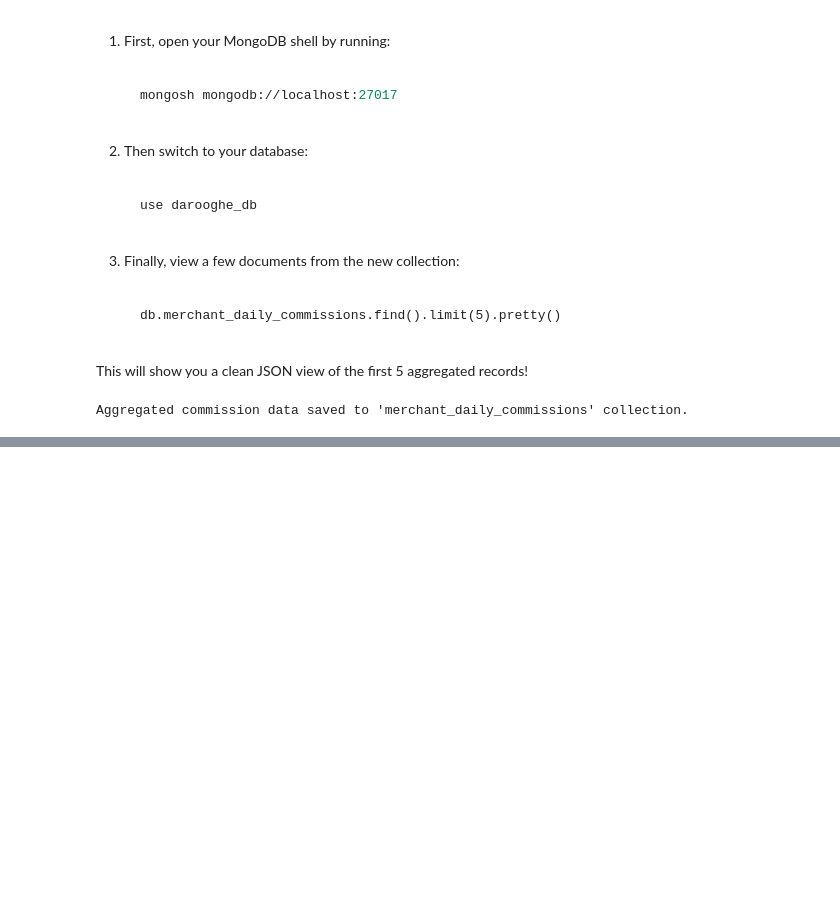
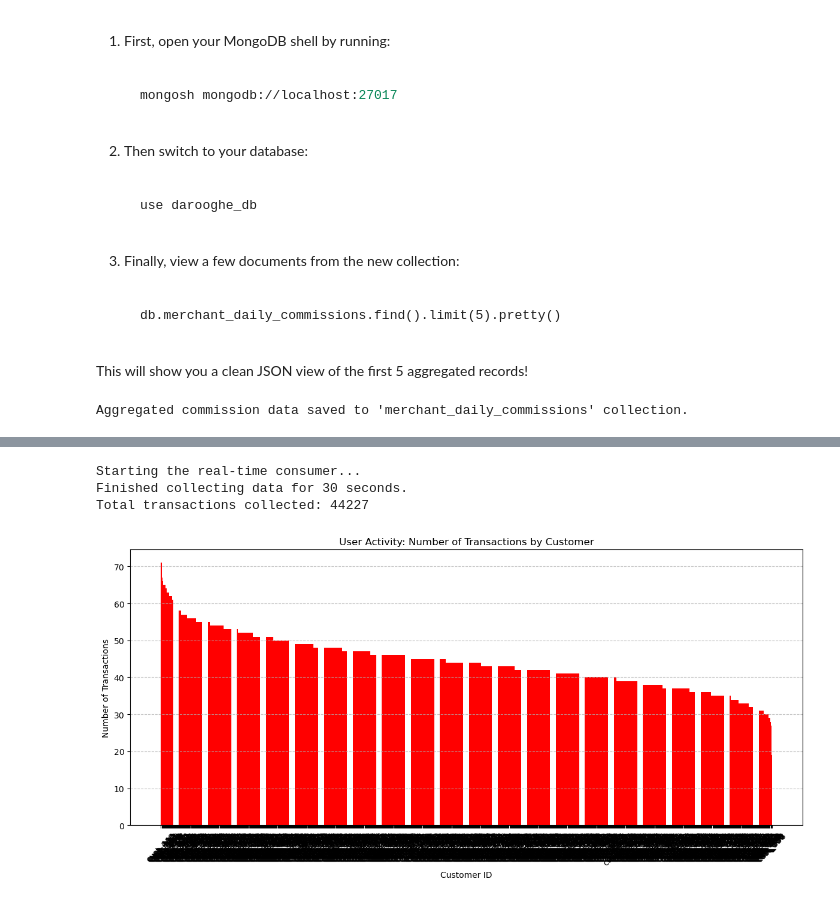
Before and after one commit to Amir-rfz/Data-Science-Course-Projects-S2025, a Jupyter notebook: CA2/CA2.ipynb, the cells around one changed output, grey strips where cells are left out. Saved outputs shown, nothing was run; the diff lists cells and outputs as text; code cells hidden in the pictures; blank space fills up the shorter version.

```diff
--- a/CA2/CA2.ipynb
+++ b/CA2/CA2.ipynb
@@ -829,0 +1711,67 @@ Aggregated commission data saved to 'merchant_daily_commissions' collection.
+# %%
+kafka_broker = 'localhost:9092'
+topic = 'darooghe.transactions'
+
+conf = {
+    'bootstrap.servers': kafka_broker,
+    'group.id': 'user-activity-group',
+    'auto.offset.reset': 'earliest',  # reading from the earliest message
+}
+
+consumer = Consumer(conf)
+consumer.subscribe([topic])
+
+# a counter to count transactions by customer_id
+user_transaction_count = Counter()
+
+collect_duration = 30  # Collect for 30 seconds
+
+def collect_data_for_duration(duration=collect_duration):
+    start_time = time.time()
+    while time.time() - start_time < duration:
+        msg = consumer.poll(timeout=5.0)
+
+        if msg is None:
+            continue
+
+        # print("Message received:", msg.value())
+
+        transaction_event = json.loads(msg.value().decode('utf-8'))
+        # Get customer_id and count the transaction
+        customer_id = transaction_event['customer_id']
+        user_transaction_count[customer_id] += 1
+
+
+    print(f"Finished collecting data for {duration} seconds.")
+    print(f"Total transactions collected: {sum(user_transaction_count.values())}")
+
+def plot_user_activity():
+    # Sort users by the num of transactions
+    sorted_users = sorted(user_transaction_count.items(), key=lambda x: x[1], reverse=True)
+
+    # Unzip into two customer_id and transaction_count
+    users, transaction_counts = zip(*sorted_users)
+
+
+    plt.figure(figsize=(12, 6))
+    plt.bar(users, transaction_counts, color='r')
+    plt.title("User Activity: Number of Transactions by Customer")
+    plt.xlabel("Customer ID")
+    plt.ylabel("Number of Transactions")
+    plt.xticks(rotation=45)
+    plt.grid(True, axis='y', linestyle='--', alpha=0.7)
+    plt.tight_layout()
+    plt.show()
+
+def consume_and_plot():
+    collect_data_for_duration(collect_duration)
+    plot_user_activity()
+
+if __name__ == "__main__":
+    print("Starting the real-time consumer...")
+    consume_and_plot()
+# %% [output]
+Starting the real-time consumer...
+Finished collecting data for 30 seconds.
+Total transactions collected: 44227
+[figure, added]
```
Also changed, not shown: parts of 38 cells of this notebook, 5 other files.
